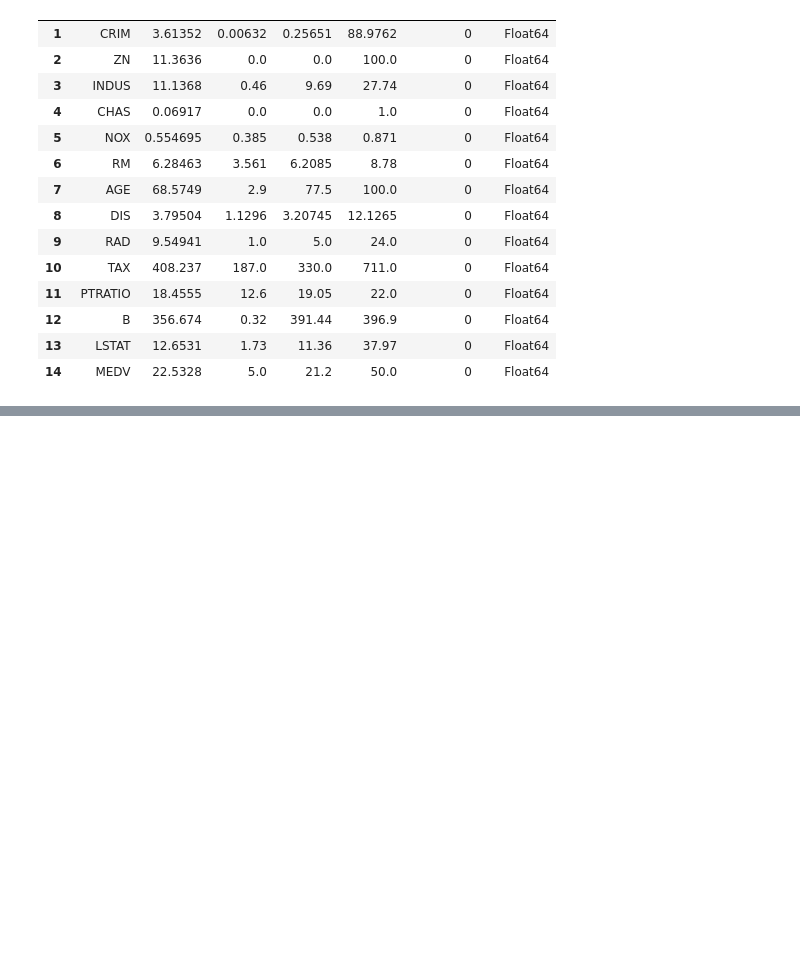
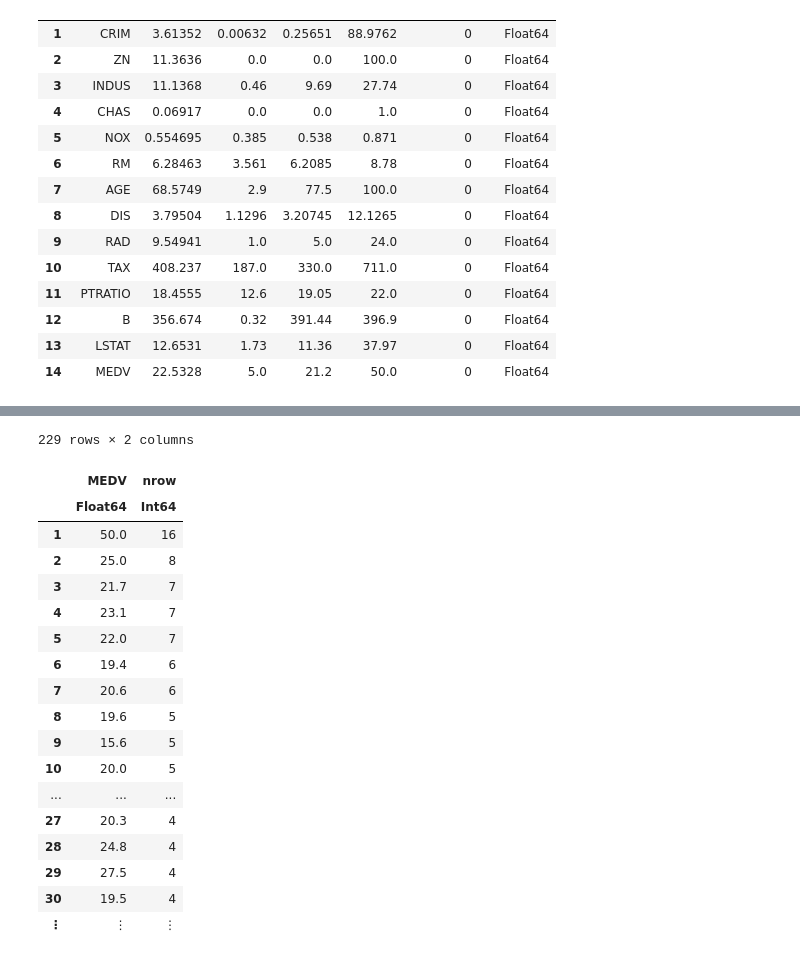
Before and after one commit to yuyichao/explore, a Jupyter notebook: julia/home_live/project1/Project1.ipynb, the cells around one changed output, grey strips where cells are left out. Drawn from its saved outputs; the diff is of its cells as text; code cells hidden in the pictures; blank space fills up the shorter version.

```diff
--- a/julia/home_live/project1/Project1.ipynb
+++ b/julia/home_live/project1/Project1.ipynb
@@ -71,0 +117,22 @@ describe(dataframe)
+# %%
+sort!(combine(groupby(dataframe, :MEDV), nrow), [:nrow], rev=true)
+# %% [output]
+229 rows × 2 columns
+|  | MEDV | nrow |
+|  | Float64 | Int64 |
+| 1 | 50.0 | 16 |
+| 2 | 25.0 | 8 |
+| 3 | 21.7 | 7 |
+| 4 | 23.1 | 7 |
+| 5 | 22.0 | 7 |
+| 6 | 19.4 | 6 |
+| 7 | 20.6 | 6 |
+| 8 | 19.6 | 5 |
+| 9 | 15.6 | 5 |
+| 10 | 20.0 | 5 |
+| ... | ... | ... |
+| 27 | 20.3 | 4 |
+| 28 | 24.8 | 4 |
+| 29 | 27.5 | 4 |
+| 30 | 19.5 | 4 |
+| ⋮ | ⋮ | ⋮ |
```
Also changed, not shown: parts of 27 cells of this notebook, 1 other file.
